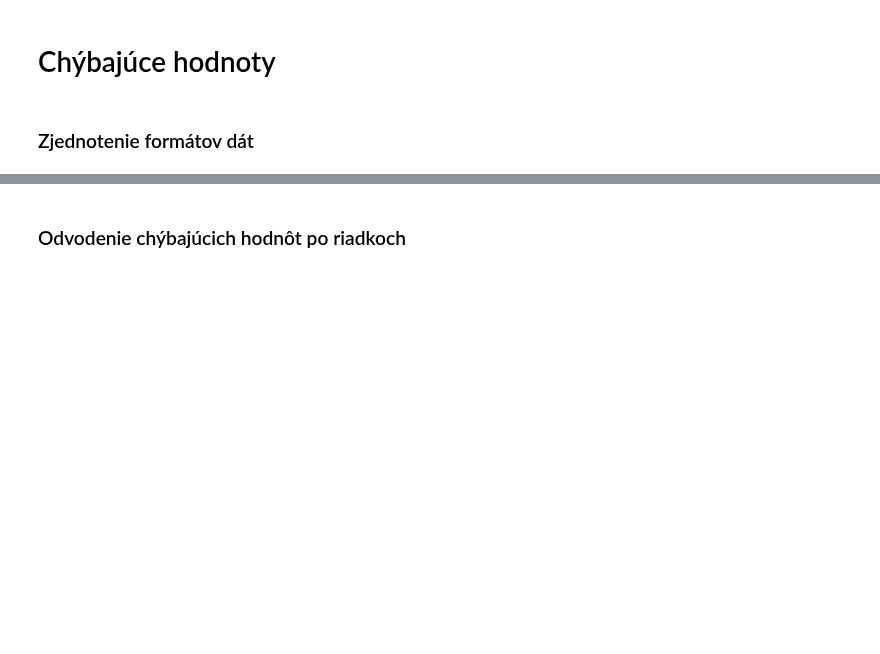
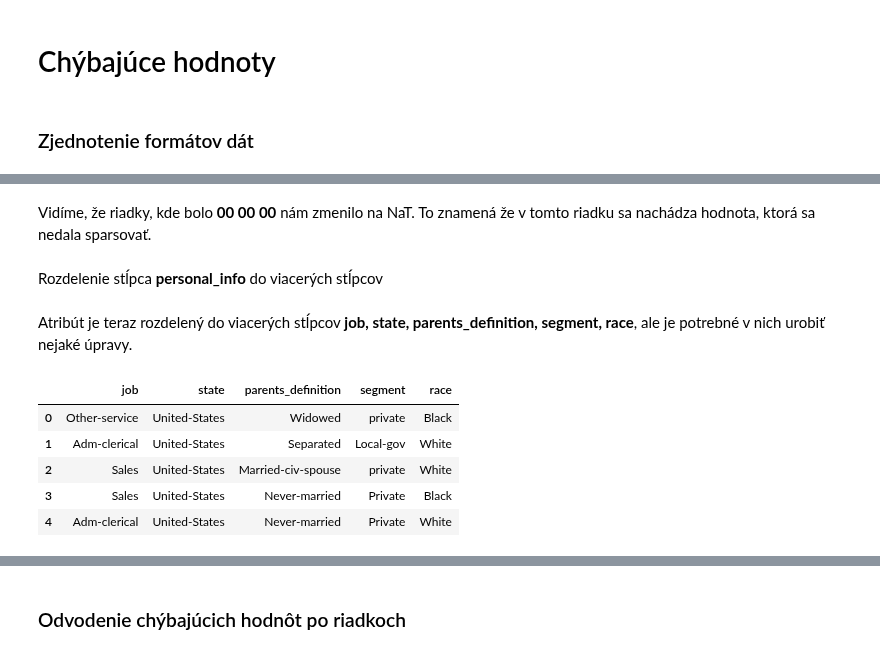
Before and after one commit to PeterJurkacek/IAU_2018_Jurkacek_Vyskoc, a Jupyter notebook: Jurkacek_Vyskoc_predspracovanie.ipynb, the cells around one changed output, grey strips where cells are left out. Saved outputs shown, nothing was run; the diff lists cells and outputs as text; code cells hidden in the pictures; blank space fills up the shorter version.

```diff
--- a/Jurkacek_Vyskoc_predspracovanie.ipynb
+++ b/Jurkacek_Vyskoc_predspracovanie.ipynb
@@ -106,0 +155,13 @@ NameError: name 'train_data' is not defined
+# %%
+data['relationship'] = data['relationship'].apply(str.strip)
+
+'''data['relationship'] = data['relationship'].map({
+    'Own-child': 'Own_child',
+    'Not-in-family': 'Not_in_family',
+    'Other-relative': 'Other_relative',
+    'Unmarried': 'Unmarried',
+    'Wife': 'Wife',
+    'Husband': 'Husband'
+})'''
+
+data['relationship'].replace(['Own-child', 'Not-in-family', 'Other-relative'], ['Own_child', 'Not_in_family', 'Other_relative'], inplace=True)
@@ -106,0 +200,2 @@ NameError: name 'train_data' is not defined
+# %%
+data['date_of_birth'] = pd.to_datetime(data['date_of_birth'], errors='coerce')
@@ -106,0 +222,17 @@ NameError: name 'train_data' is not defined
+# %% [markdown]
+Vidíme, že riadky, kde bolo **00 00 00** nám zmenilo na NaT. To znamená že v tomto riadku sa nachádza hodnota, ktorá sa nedala sparsovať.
+# %% [markdown]
+Rozdelenie stĺpca **personal_info** do viacerých stĺpcov
+# %%
+df_personal_data = pd.DataFrame(data['personal_info'].str.replace('\n','|').str.replace('--','|').str.split('|', expand=False).tolist(), columns=['job','state', 'parents_definition', 'segment', 'race'])
+# %% [markdown]
+Atribút je teraz rozdelený do viacerých stĺpcov **job, state, parents_definition, segment, race**, ale je potrebné v nich urobiť nejaké úpravy.
+# %%
+df_personal_data.head()
+# %% [output]
+|  | job | state | parents_definition | segment | race |
+| 0 | Other-service | United-States | Widowed | private | Black |
+| 1 | Adm-clerical | United-States | Separated | Local-gov | White |
+| 2 | Sales | United-States | Married-civ-spouse | private | White |
+| 3 | Sales | United-States | Never-married | Private | Black |
+| 4 | Adm-clerical | United-States | Never-married | Private | White |
```
Also changed, not shown: parts of 38 cells of this notebook.
